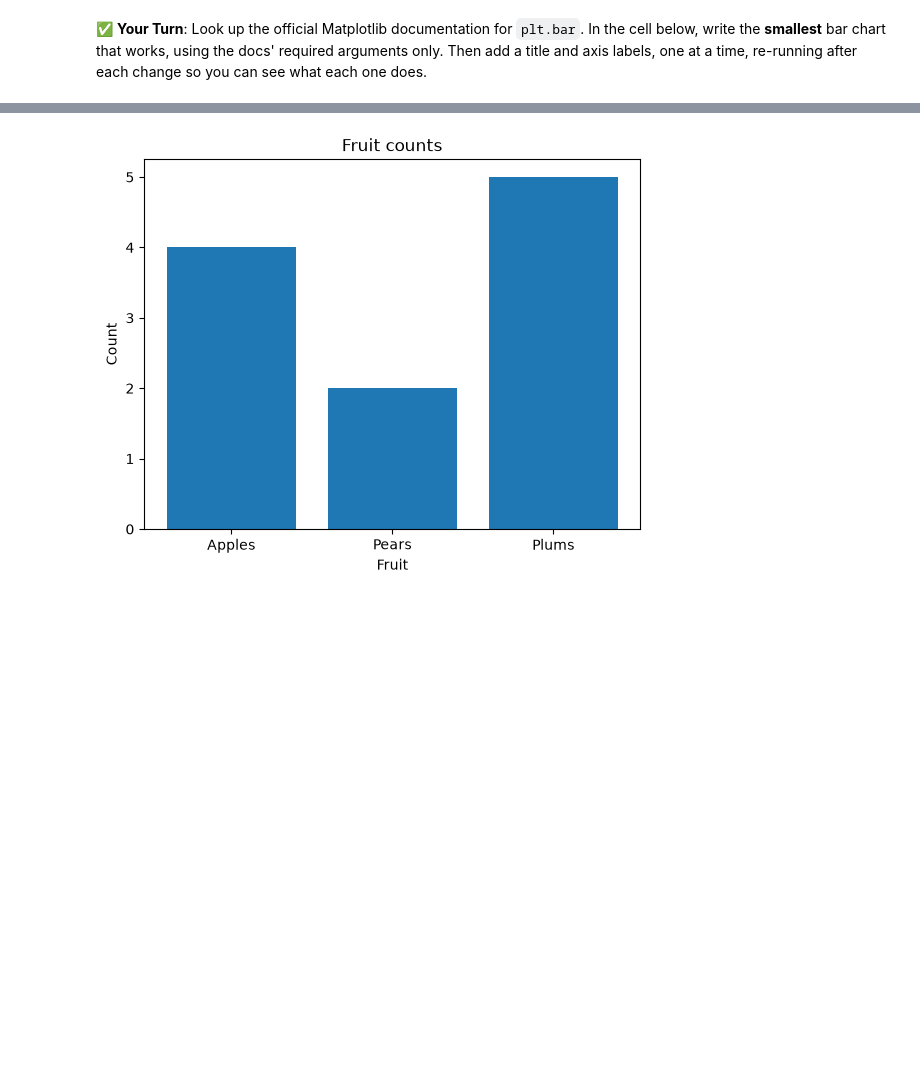
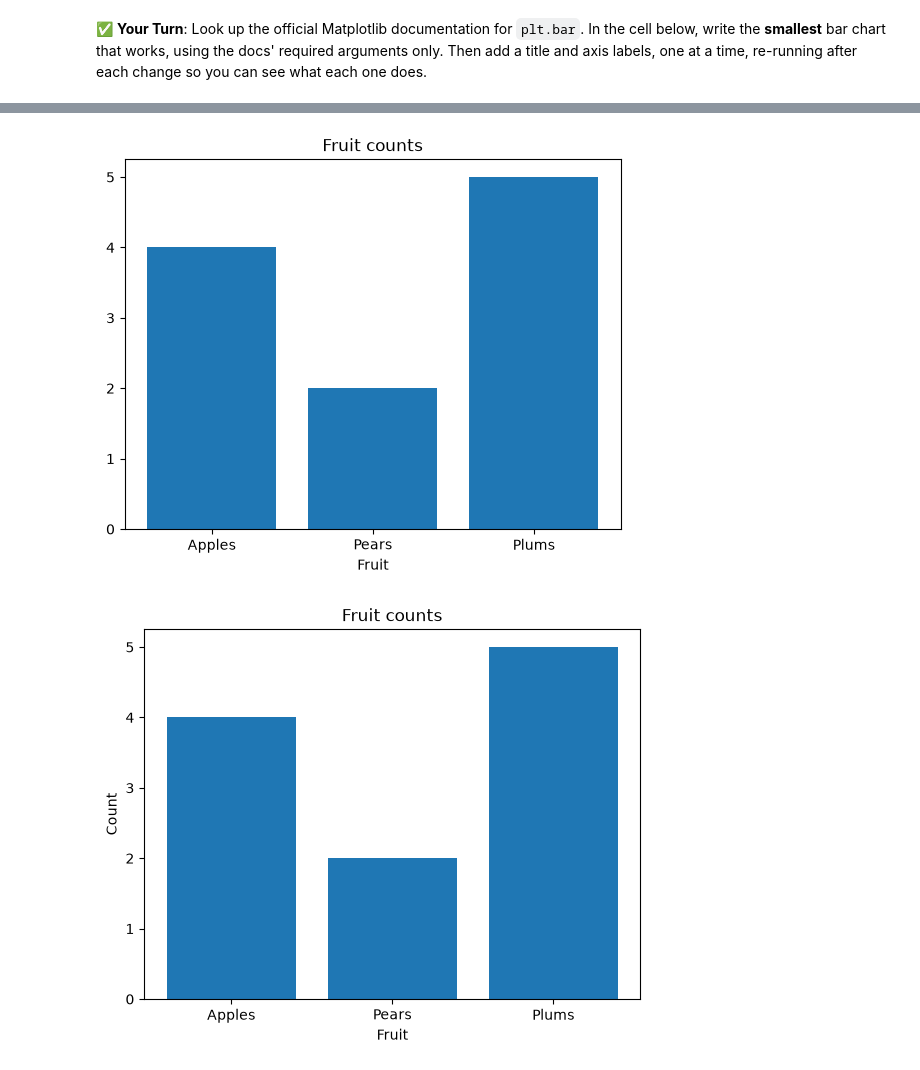
Before and after one commit to Inuka-99/3603-data-science-hulathduwage, a Jupyter notebook: 03-Completed/05-Foundations/03-using_help_and_docs.ipynb, the cells around one changed output, grey strips where cells are left out. Drawn from its saved outputs; the diff is of its cells as text; code cells hidden in the pictures; blank space fills up the shorter version.

```diff
--- a/03-Completed/05-Foundations/03-using_help_and_docs.ipynb
+++ b/03-Completed/05-Foundations/03-using_help_and_docs.ipynb
@@ -375 +500,9 @@ Tutorials, videos, Q&A sites, and AI assistants are great for **explanations**.
+# %%
+# Step 3: keep the title and add only the x-axis label.
+plt.bar(['Apples', 'Pears', 'Plums'], [4, 2, 5])
+plt.title('Fruit counts')
+plt.xlabel('Fruit')
+plt.show()
+# %% [output]
+[figure, added]
 # %%
```
Also changed, not shown: parts of 25 cells of this notebook, 2 other files.
